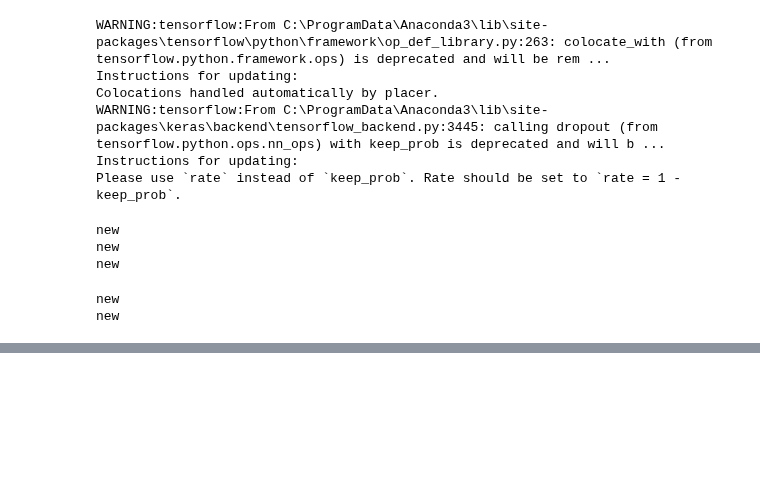
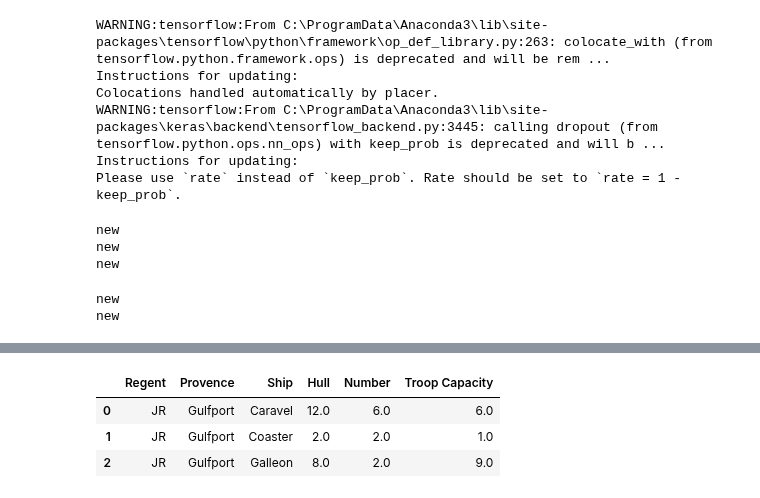
Before and after one commit to NeverForged/Regency, a Jupyter notebook: 1 - Eastern Marches.ipynb, the cells around one changed output, grey strips where cells are left out. Saved outputs shown, nothing was run; the diff lists cells and outputs as text; code cells hidden in the pictures; blank space fills up the shorter version.

Commit message:
Ships Added, need to fix some bugs

```diff
--- a/1 - Eastern Marches.ipynb
+++ b/1 - Eastern Marches.ipynb
@@ -421,0 +424,9 @@ new
+# %%
+
+for a in range(3):
+    Game.add_ship('JR', 'Gulfport', 'Galleon')
+    Game.add_ship('JR', 'Gulfport', 'Caravel')
+    Game.add_ship('JR', 'Gulfport', 'Caravel')
+    Game.add_ship('EC', 'Ruorven', 'Caravel')
+    if a != 2:
+        Game.add_ship('JR', 'Gulfport', 'Coaster')
@@ -434,0 +454,7 @@ HA
+# %%
+Game.Navy
+# %% [output]
+|  | Regent | Provence | Ship | Hull | Number | Troop Capacity |
+| 0 | JR | Gulfport | Caravel | 12.0 | 6.0 | 6.0 |
+| 1 | JR | Gulfport | Coaster | 2.0 | 2.0 | 1.0 |
+| 2 | JR | Gulfport | Galleon | 8.0 | 2.0 | 9.0 |
```
Also changed, not shown: parts of 3 cells of this notebook, 11 other files.
